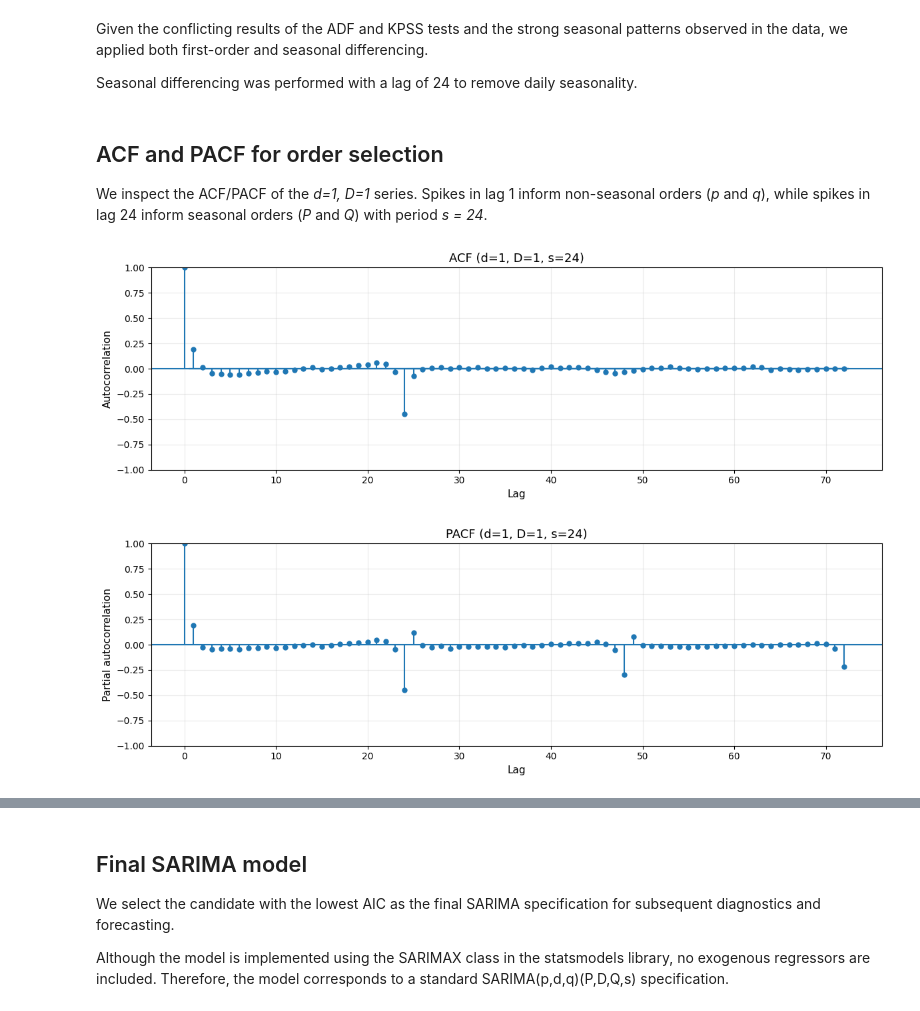
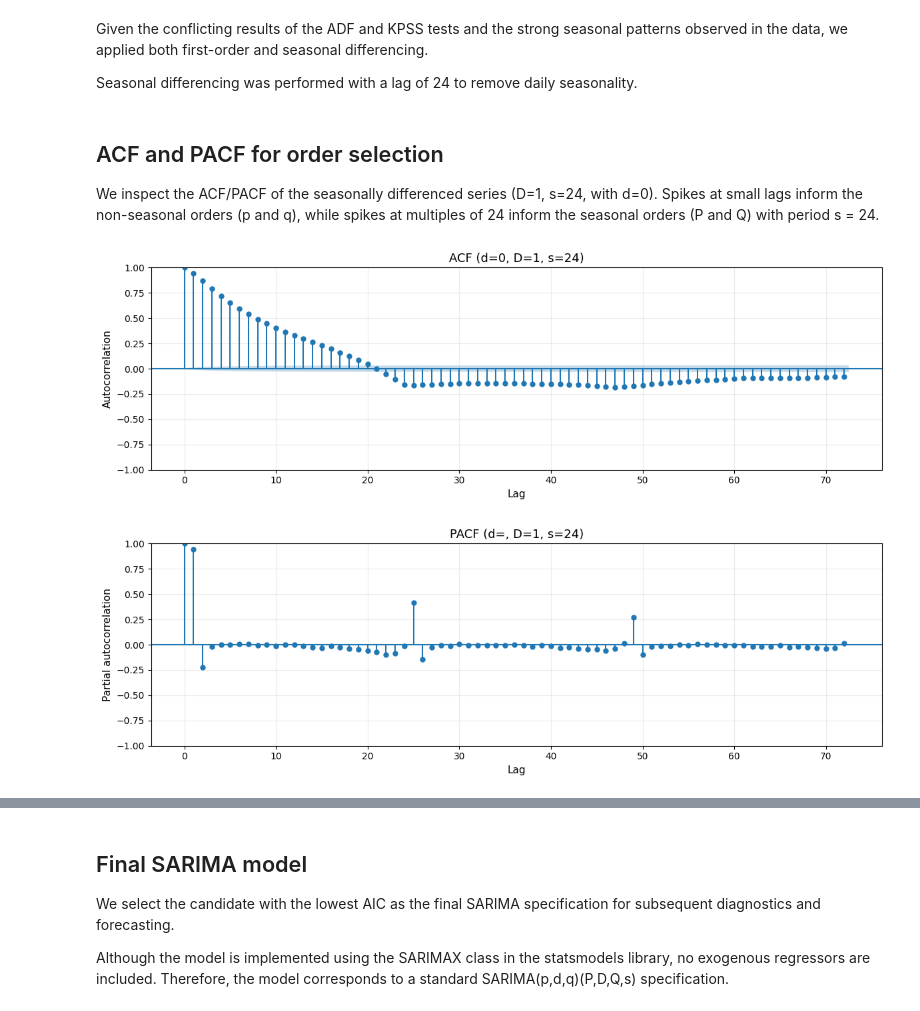
Before and after one commit to GBrochado/TSF---Weather-and-Air-quality-Forecasting, a Jupyter notebook: temp_forecasting.ipynb, the cells around one changed output, grey strips where cells are left out. Cells and saved outputs as stored; diff of their text form; code cells hidden in the pictures.

```diff
--- a/temp_forecasting.ipynb
+++ b/temp_forecasting.ipynb
@@ -158,0 +168,16 @@ The temperature values distribution show a normal pattern. This is expected for
+# %%
+y_seasonal_diff = y.diff(24).dropna()
+
+def plot_series(series: pd.Series, title: str, max_points: int = 24 * 60) -> None:
+    s = series.dropna()
+    if len(s) > max_points:
+        s = s.iloc[:max_points]  # keep plots readable
+    plt.figure()
+    plt.plot(s)
+    plt.title(title)
+    plt.xlabel("Time")
+    plt.ylabel("Value")
+    plt.tight_layout()
+    plt.show()
+
+plot_series(y_seasonal_diff, "Seasonal difference at lag 24 (D=1, s=24)")
@@ -228,20 +243,0 @@ Differencing increases forecast uncertainty with horizon (integrated models wide
-# %%
-y_diff = y.diff()
-y_seasonal_diff = y.diff(24)
-y_diff_both = y.diff().diff(24)
-
-def plot_series(series: pd.Series, title: str, max_points: int = 24 * 60) -> None:
-    s = series.dropna()
-    if len(s) > max_points:
-        s = s.iloc[:max_points]  # keep plots readable
-    plt.figure()
-    plt.plot(s)
-    plt.title(title)
-    plt.xlabel("Time")
-    plt.ylabel("Value")
-    plt.tight_layout()
-    plt.show()
-
-plot_series(y_diff, "First difference (d=1)")
-plot_series(y_seasonal_diff, "Seasonal difference at lag 24 (D=1, s=24)")
-plot_series(y_diff_both, "Combined differencing: d=1 and D=1 (s=24)")
@@ -256,26 +248,26 @@ Seasonal differencing was performed with a lag of 24 to remove daily seasonality
 # %% [markdown]
 ## ACF and PACF for order selection
 
-We inspect the ACF/PACF of the *d=1, D=1* series. Spikes in lag 1 inform non-seasonal orders (*p* and *q*), while spikes in lag 24 inform seasonal orders (*P* and *Q*) with period *s = 24*.
+We inspect the ACF/PACF of the seasonally differenced series (D=1, s=24, with d=0). Spikes at small lags inform the non-seasonal orders (p and q), while spikes at multiples of 24 inform the seasonal orders (P and Q) with period s = 24.
 # %%
-series_for_acf = y_diff_both.dropna()
+series_for_acf = y_seasonal_diff.dropna()
 
 fig, ax = plt.subplots(figsize=(12, 4))
 plot_acf(series_for_acf, lags=72, ax=ax)
-ax.set_title("ACF (d=1, D=1, s=24)")
+ax.set_title("ACF (d=0, D=1, s=24)")
 ax.set_xlabel("Lag")
 ax.set_ylabel("Autocorrelation")
 fig.tight_layout()
 plt.show()
 
 fig, ax = plt.subplots(figsize=(12, 4))
 plot_pacf(series_for_acf, lags=72, method="ywm", ax=ax)
-ax.set_title("PACF (d=1, D=1, s=24)")
+ax.set_title("PACF (d=, D=1, s=24)")
 ax.set_xlabel("Lag")
 ax.set_ylabel("Partial autocorrelation")
 fig.tight_layout()
 plt.show()
 # %% [output]
-[figure, old version]
+[figure, new version]
-[figure, old version]
+[figure, new version]
 # %% [markdown]
```
Also changed, not shown: parts of 34 cells of this notebook, 1 other file.
